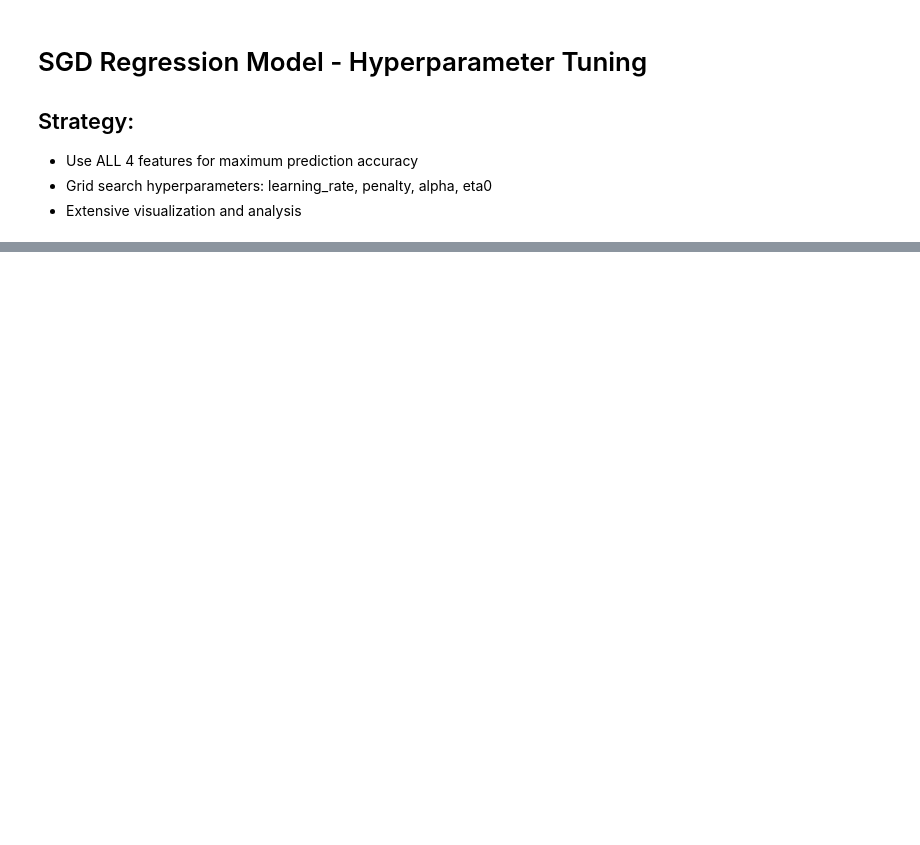
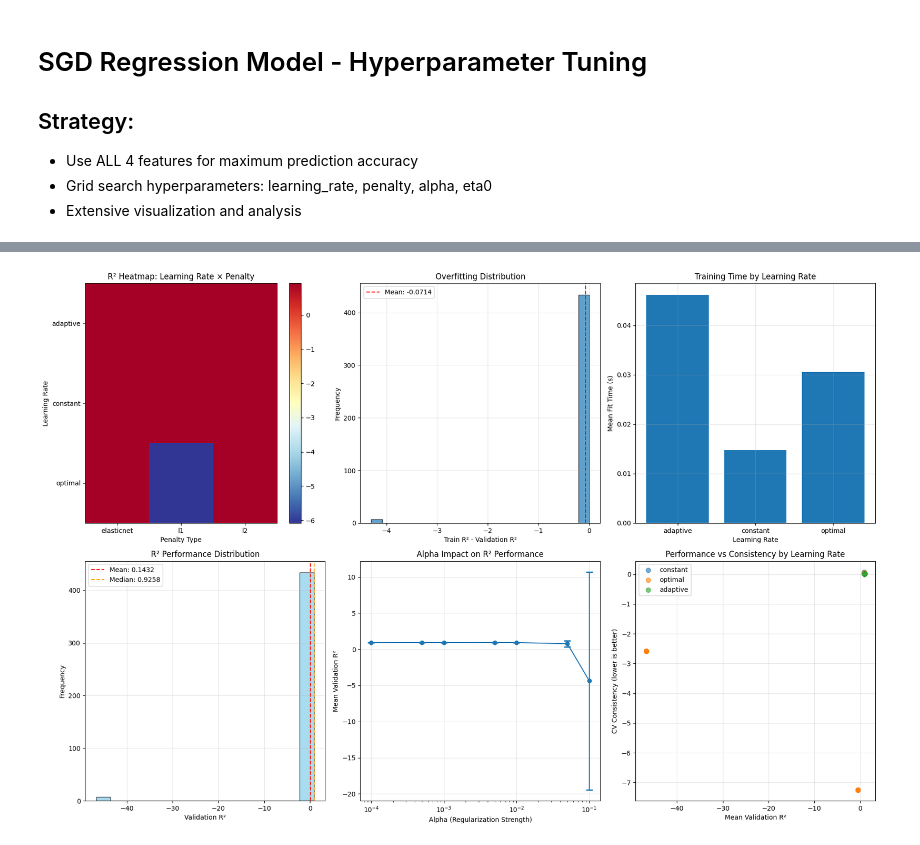
Before and after one commit to RomanHauksson/cs4372-linear-regression-analysis, a Jupyter notebook: src/SGD.ipynb, the cells around one changed output, grey strips where cells are left out. Saved outputs shown, nothing was run; the diff lists cells and outputs as text; code cells hidden in the pictures; blank space fills up the shorter version.

```diff
--- a/src/SGD.ipynb
+++ b/src/SGD.ipynb
@@ -172,0 +414,85 @@ print(f"="*50)
+# %%
+# Visualization 2 - Parameter interactions and detailed analysis
+print("Generating parameter interaction visualizations...")
+
+fig, axes = plt.subplots(2, 3, figsize=(18, 12))
+
+# Plot 1: Learning Rate vs Penalty interaction
+lr_penalty_pivot = results_df.pivot_table(values='mean_test_r2',
+                                          index='param_learning_rate',
+                                          columns='param_penalty',
+                                          aggfunc='mean')
+im1 = axes[0,0].imshow(lr_penalty_pivot.values, cmap='RdYlBu_r', aspect='auto')
+axes[0,0].set_xticks(range(len(lr_penalty_pivot.columns)))
+axes[0,0].set_yticks(range(len(lr_penalty_pivot.index)))
+axes[0,0].set_xticklabels(lr_penalty_pivot.columns)
+axes[0,0].set_yticklabels(lr_penalty_pivot.index)
+axes[0,0].set_xlabel('Penalty Type')
+axes[0,0].set_ylabel('Learning Rate')
+axes[0,0].set_title('R² Heatmap: Learning Rate × Penalty')
+plt.colorbar(im1, ax=axes[0,0])
+
+# Plot 2: Overfitting analysis
+train_val_diff = results_df['mean_train_r2'] - results_df['mean_test_r2']
+axes[0,1].hist(train_val_diff, bins=20, alpha=0.7, edgecolor='black')
+axes[0,1].axvline(train_val_diff.mean(), color='red', linestyle='--',
+                  label=f'Mean: {train_val_diff.mean():.4f}')
+axes[0,1].set_xlabel('Train R² - Validation R²')
+axes[0,1].set_ylabel('Frequency')
+axes[0,1].set_title('Overfitting Distribution')
+axes[0,1].legend()
+axes[0,1].grid(True, alpha=0.3)
+
+# Plot 3: Fit time analysis by parameters
+fit_time_by_lr = results_df.groupby('param_learning_rate')['mean_fit_time'].mean()
+axes[0,2].bar(fit_time_by_lr.index, fit_time_by_lr.values)
+axes[0,2].set_xlabel('Learning Rate')
+axes[0,2].set_ylabel('Mean Fit Time (s)')
+axes[0,2].set_title('Training Time by Learning Rate')
+axes[0,2].grid(True, alpha=0.3)
+
+# Plot 4: Performance distribution histogram
+axes[1,0].hist(results_df['mean_test_r2'], bins=15, alpha=0.7, edgecolor='black', color='skyblue')
+axes[1,0].axvline(results_df['mean_test_r2'].mean(), color='red', linestyle='--',
+                  label=f'Mean: {results_df["mean_test_r2"].mean():.4f}')
+axes[1,0].axvline(results_df['mean_test_r2'].median(), color='orange', linestyle='--',
+                  label=f'Median: {results_df["mean_test_r2"].median():.4f}')
+axes[1,0].set_xlabel('Validation R²')
+axes[1,0].set_ylabel('Frequency')
+axes[1,0].set_title('R² Performance Distribution')
+axes[1,0].legend()
+axes[1,0].grid(True, alpha=0.3)
+
+# Plot 5: Alpha impact on performance
+alpha_performance = results_df.groupby('param_alpha').agg({
+    'mean_test_r2': ['mean', 'std'],
+    'mean_test_rmse': ['mean', 'std']
+}).round(4)
+alphas = alpha_performance.index
+r2_means = alpha_performance[('mean_test_r2', 'mean')]
+r2_stds = alpha_performance[('mean_test_r2', 'std')]
+
+axes[1,1].errorbar(alphas, r2_means, yerr=r2_stds, marker='o', capsize=5, capthick=2)
+axes[1,1].set_xlabel('Alpha (Regularization Strength)')
+axes[1,1].set_ylabel('Mean Validation R²')
+axes[1,1].set_title('Alpha Impact on R² Performance')
+axes[1,1].set_xscale('log')
+axes[1,1].grid(True, alpha=0.3)
+
+# Plot 6: Cross-validation consistency scatter
+colors = results_df['param_learning_rate'].map({'constant': 'red', 'optimal': 'blue', 'adaptive': 'green'})
+for lr in ['constant', 'optimal', 'adaptive']:
+    mask = results_df['param_learning_rate'] == lr
+    axes[1,2].scatter(results_df[mask]['mean_test_r2'],
+                      results_df[mask]['r2_cv_consistency'],
+                      label=lr, alpha=0.6, s=50)
+
+axes[1,2].set_xlabel('Mean Validation R²')
+axes[1,2].set_ylabel('CV Consistency (lower is better)')
+axes[1,2].set_title('Performance vs Consistency by Learning Rate')
+axes[1,2].legend()
+axes[1,2].grid(True, alpha=0.3)
+
+plt.tight_layout()
+plt.show()
+# %% [output]
@@ -172,0 +500 @@ print(f"="*50)
+[figure, added]
```
Also changed, not shown: parts of 17 cells of this notebook.
